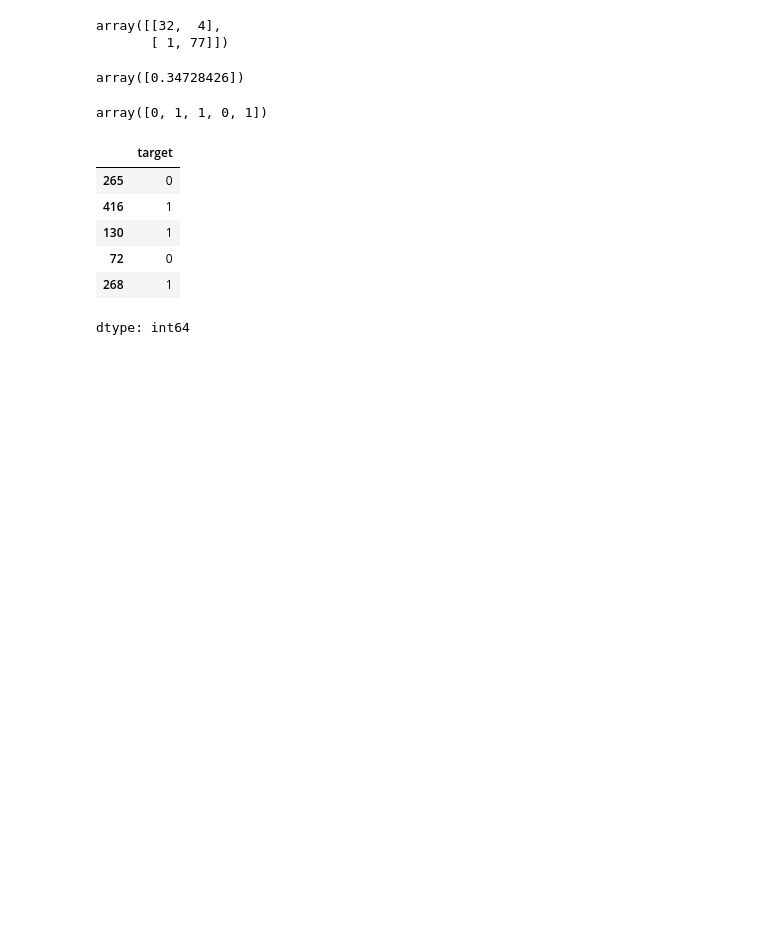
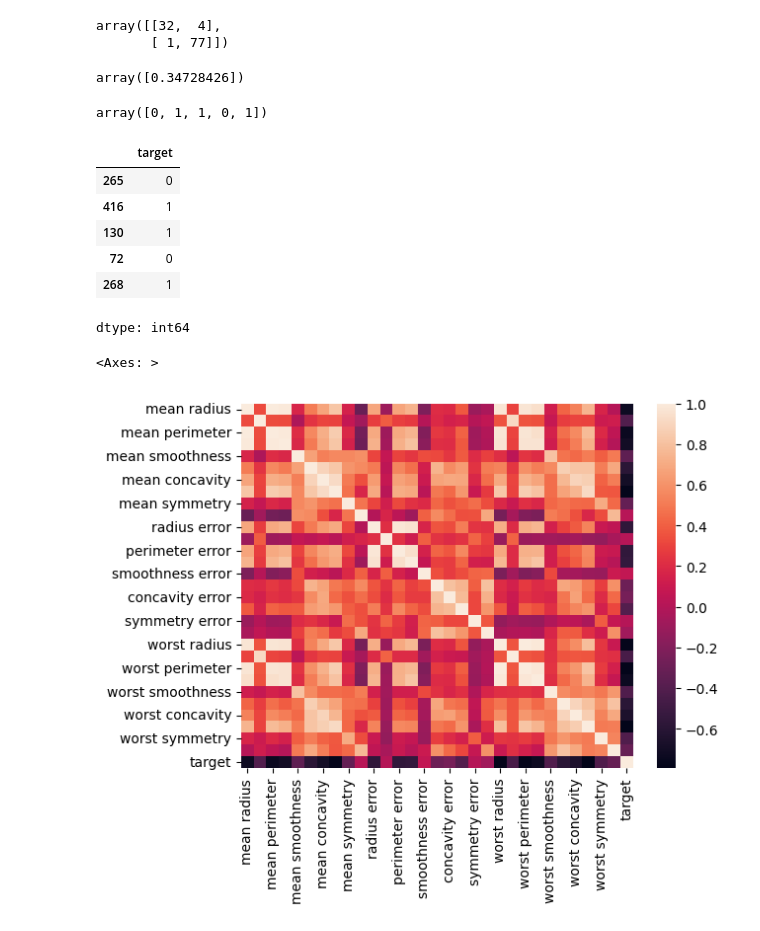
Before and after one commit to ahmedebeed555/LogisticRegression, a Jupyter notebook: 17AUG2025LogisticRegression.ipynb, the cells around one changed output. Cells and saved outputs as stored; diff of their text form; code cells hidden in the pictures; blank space fills up the shorter version.

```diff
--- a/17AUG2025LogisticRegression.ipynb
+++ b/17AUG2025LogisticRegression.ipynb
@@ -108,0 +112,6 @@ dtype: int64
+# %%
+#plot corr
+sns.heatmap(df.corr())
+# %% [output]
+<Axes: >
+[figure, added]
```
Also changed, not shown: parts of 3 cells of this notebook.
